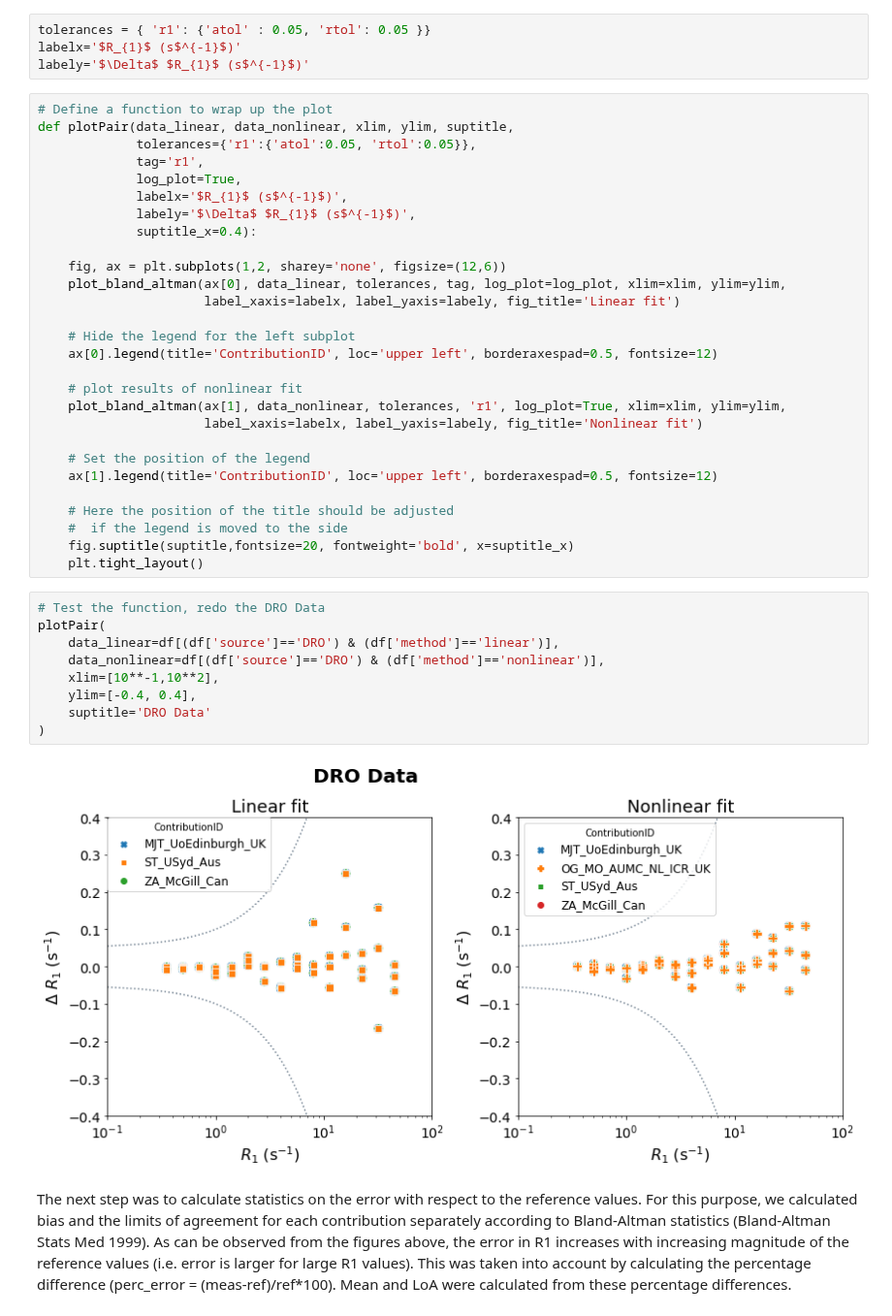
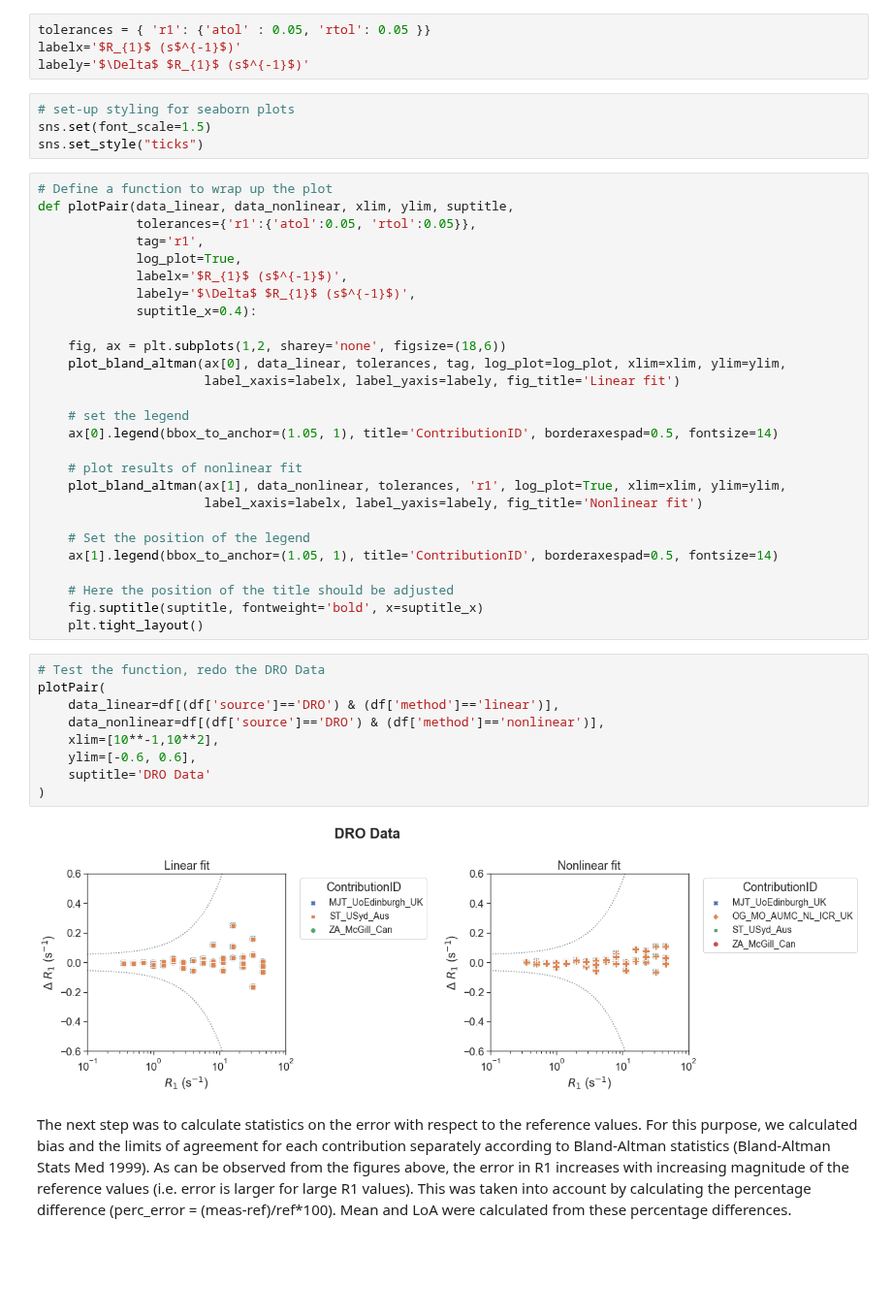
Before and after one commit to OSIPI/DCE-DSC-MRI_CodeCollection, a Jupyter notebook: notebooks/VariableFlipAngle.ipynb, the cells around one changed output. Shown at 97% size. Cells and saved outputs as stored; diff of their text form; blank space fills up the shorter version.

```diff
--- a/notebooks/VariableFlipAngle.ipynb
+++ b/notebooks/VariableFlipAngle.ipynb
@@ -95,6 +95,10 @@ Plot the results separately for linear and nonlinear fit approaches
 tolerances = { 'r1': {'atol' : 0.05, 'rtol': 0.05 }}
 labelx='$R_{1}$ (s$^{-1}$)'
 labely='$\Delta$ $R_{1}$ (s$^{-1}$)'
+# %%
+# set-up styling for seaborn plots
+sns.set(font_scale=1.5)
+sns.set_style("ticks")
 # %%
 # Define a function to wrap up the plot
 def plotPair(data_linear, data_nonlinear, xlim, ylim, suptitle,
@@ -105,35 +109,34 @@ def plotPair(data_linear, data_nonlinear, xlim, ylim, suptitle,
              labely='$\Delta$ $R_{1}$ (s$^{-1}$)',
              suptitle_x=0.4):
 
-    fig, ax = plt.subplots(1,2, sharey='none', figsize=(12,6))
+    fig, ax = plt.subplots(1,2, sharey='none', figsize=(18,6))
     plot_bland_altman(ax[0], data_linear, tolerances, tag, log_plot=log_plot, xlim=xlim, ylim=ylim,
                       label_xaxis=labelx, label_yaxis=labely, fig_title='Linear fit')
 
-    # Hide the legend for the left subplot
-    ax[0].legend(title='ContributionID', loc='upper left', borderaxespad=0.5, fontsize=12)
+    # set the legend
+    ax[0].legend(bbox_to_anchor=(1.05, 1), title='ContributionID', borderaxespad=0.5, fontsize=14)
 
     # plot results of nonlinear fit
     plot_bland_altman(ax[1], data_nonlinear, tolerances, 'r1', log_plot=True, xlim=xlim, ylim=ylim,
                       label_xaxis=labelx, label_yaxis=labely, fig_title='Nonlinear fit')
 
     # Set the position of the legend
-    ax[1].legend(title='ContributionID', loc='upper left', borderaxespad=0.5, fontsize=12)
+    ax[1].legend(bbox_to_anchor=(1.05, 1), title='ContributionID', borderaxespad=0.5, fontsize=14)
 
     # Here the position of the title should be adjusted
-    #  if the legend is moved to the side
-    fig.suptitle(suptitle,fontsize=20, fontweight='bold', x=suptitle_x)
+    fig.suptitle(suptitle, fontweight='bold', x=suptitle_x)
     plt.tight_layout()
 # %%
 # Test the function, redo the DRO Data
 plotPair(
     data_linear=df[(df['source']=='DRO') & (df['method']=='linear')],
     data_nonlinear=df[(df['source']=='DRO') & (df['method']=='nonlinear')],
     xlim=[10**-1,10**2],
-    ylim=[-0.4, 0.4],
+    ylim=[-0.6, 0.6],
     suptitle='DRO Data'
 )
 # %% [output]
-[figure, old version]
+[figure, new version]
 # %% [markdown]
 The next step was to calculate statistics on the error with respect to the reference values.
 For this purpose, we calculated bias and the limits of agreement for each contribution separately according to Bland-Altman statistics (Bland-Altman Stats Med 1999). As can be observed from the figures above, the error in R1 increases with increasing magnitude of the reference values (i.e. error is larger for large R1 values). This was taken into account by calculating the percentage difference (perc_error = (meas-ref)/ref*100). Mean and LoA were calculated from these percentage differences.
```
Also changed, not shown: parts of 5 cells of this notebook, 6 other files.
